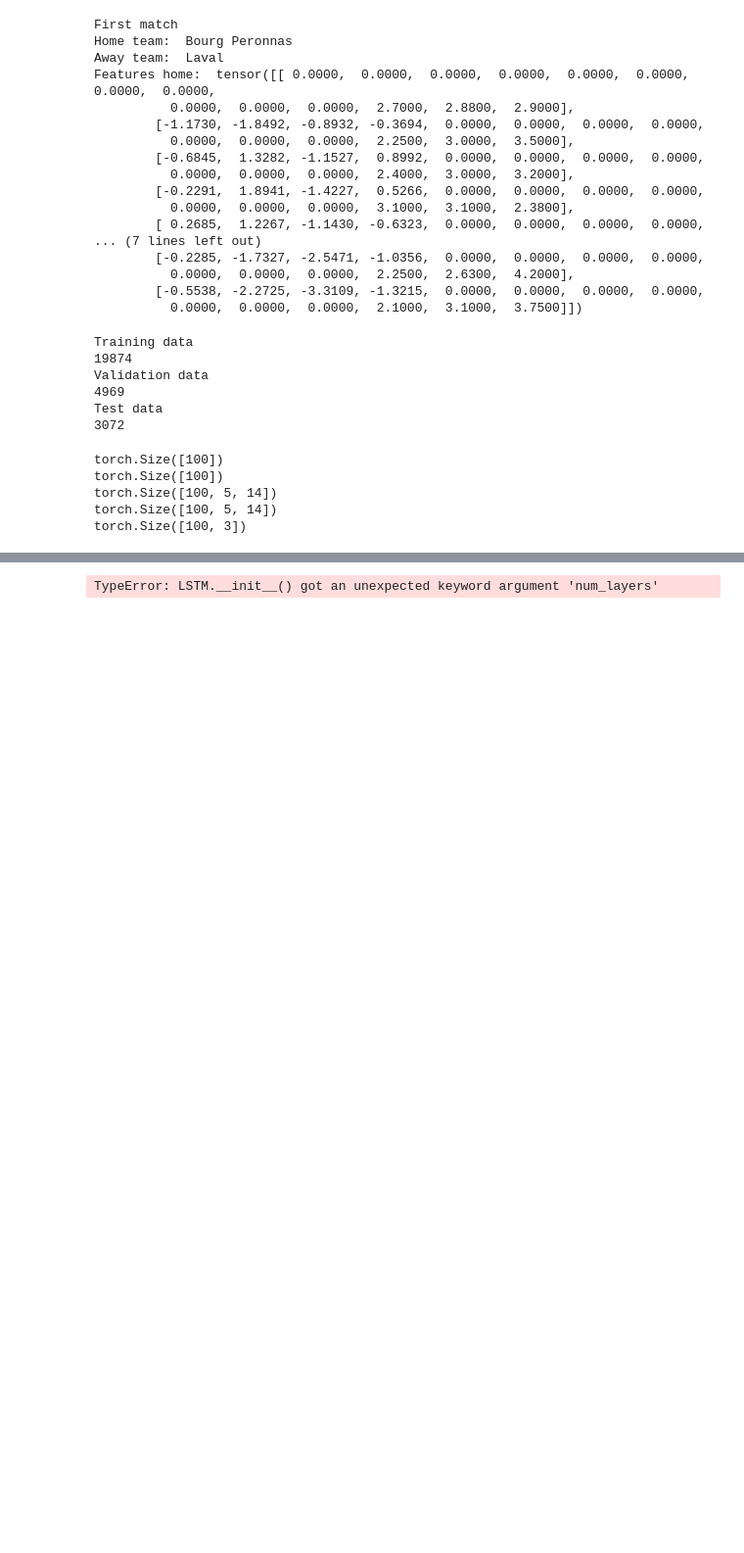
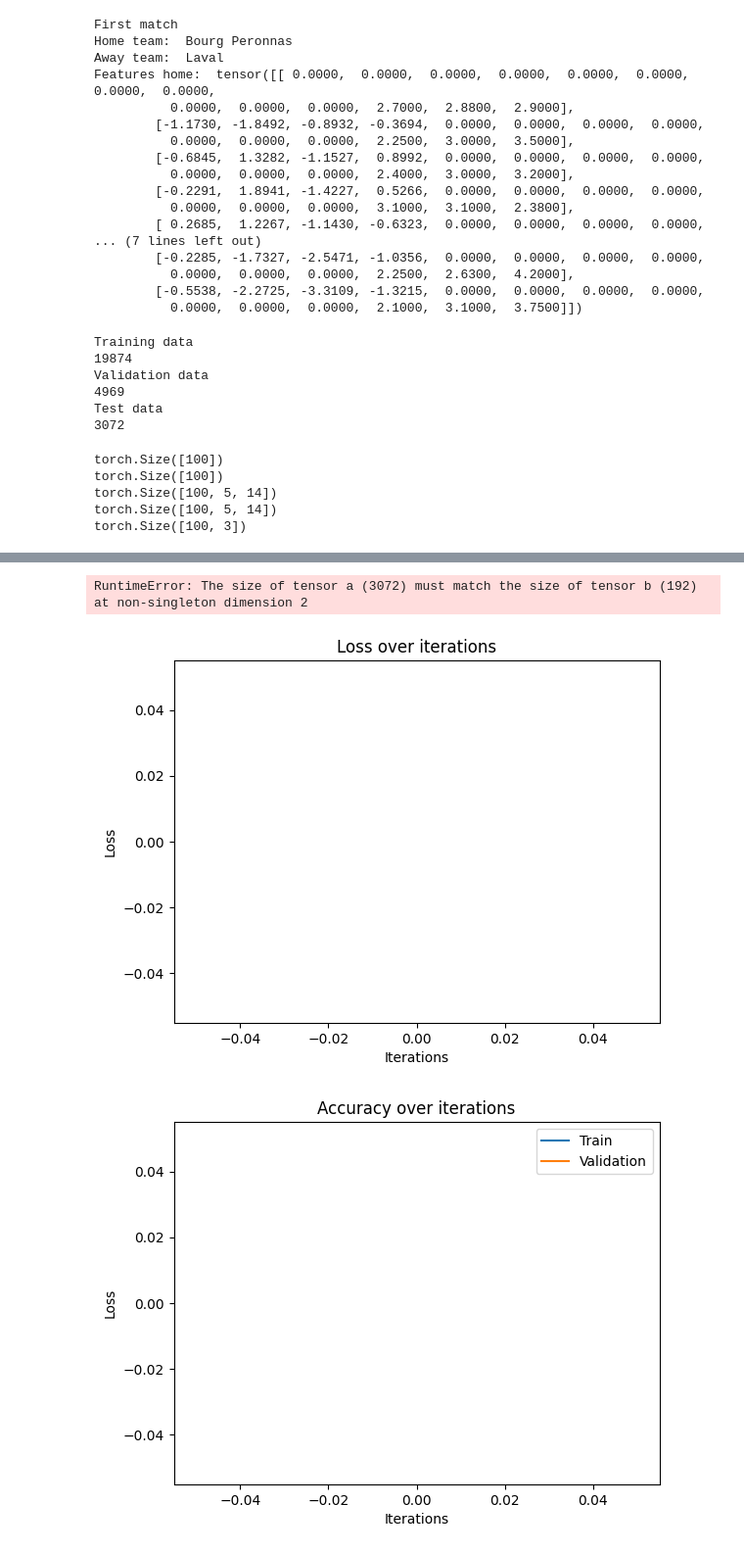
Before and after one commit to xuyangan/csc413-football-prediction, a Jupyter notebook: train.ipynb, the cells around one changed output, grey strips where cells are left out. Shown at 98% size. Drawn from its saved outputs; the diff is of its cells as text; code cells hidden in the pictures; blank space fills up the shorter version.

```diff
--- a/train.ipynb
+++ b/train.ipynb
@@ -192,25 +212,27 @@ num_epochs=10)
 # %%
 # in_channels = 14  # this should be the number of features in each data sample
 # # the remaining inputs are hyperparameters which can be tuned accordingly
 
 
-model_transformer = LSTM(
+model_transformer = Transformer(
             num_features=14,
-            inception_depth=3,
-            inception_out=256,
+            inception_depth=2,
+            inception_out=24,
             num_heads=8,
             num_layers=6,
             d_ff = 256,
             d_h = 512,
             max_timespan = 50,
-            dropout = 0.1,)
+            dropout = 0.1)
 
 train_model(model_transformer,
-criterion=RPS_loss,
-# criterion= nn.CrossEntropyLoss(ignore_index=0),
+# criterion=RPS_loss(),
+criterion= nn.CrossEntropyLoss(ignore_index=0),
 train_loader=train_loader,
 val_loader=val_loader,
 learning_rate=0.1,
 num_epochs=10)
 # %% [output]
-TypeError: LSTM.__init__() got an unexpected keyword argument 'num_layers'
+RuntimeError: The size of tensor a (3072) must match the size of tensor b (192) at non-singleton dimension 2
+[figure, added]
+[figure, added]
```
Also changed, not shown: parts of 5 cells of this notebook, 3 other files.
